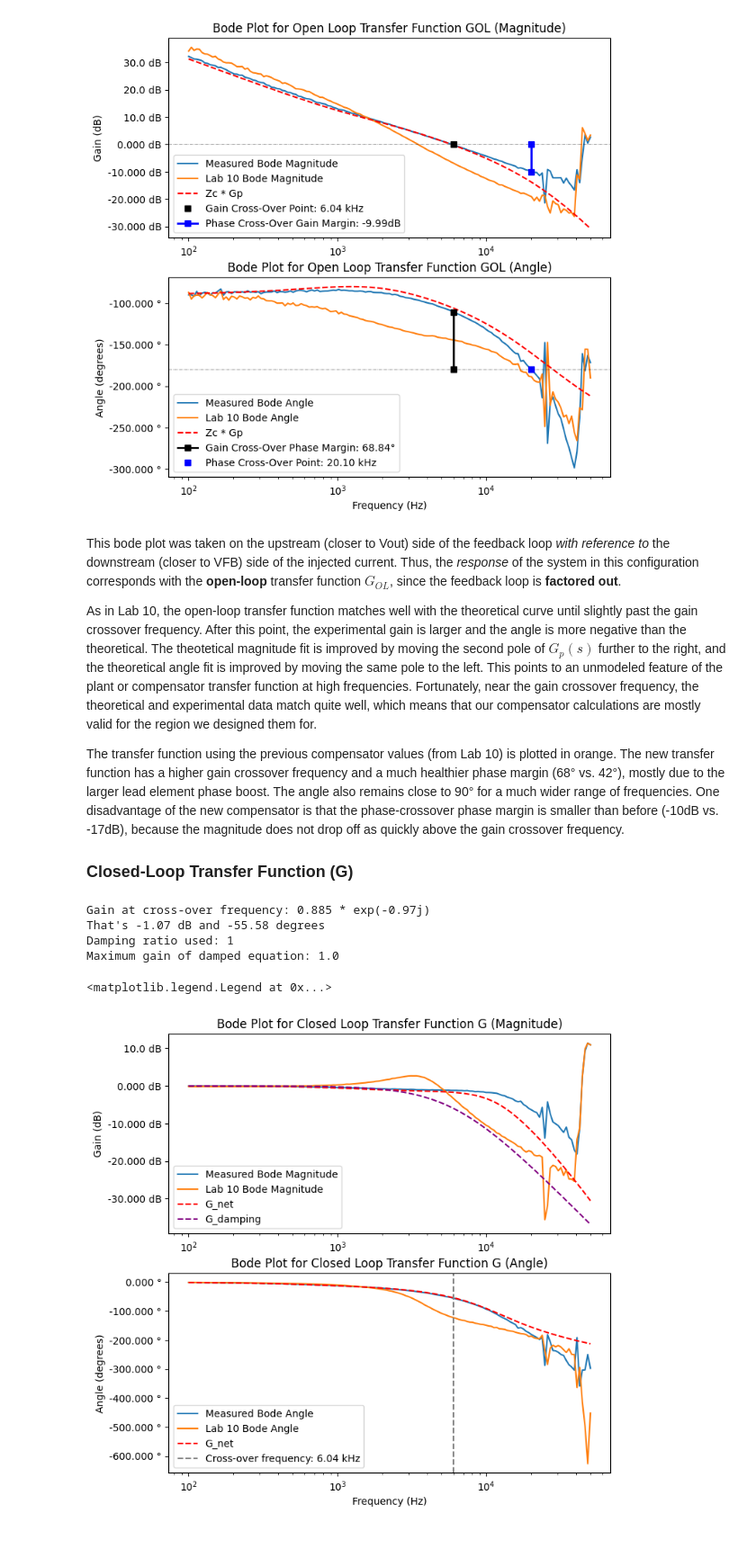
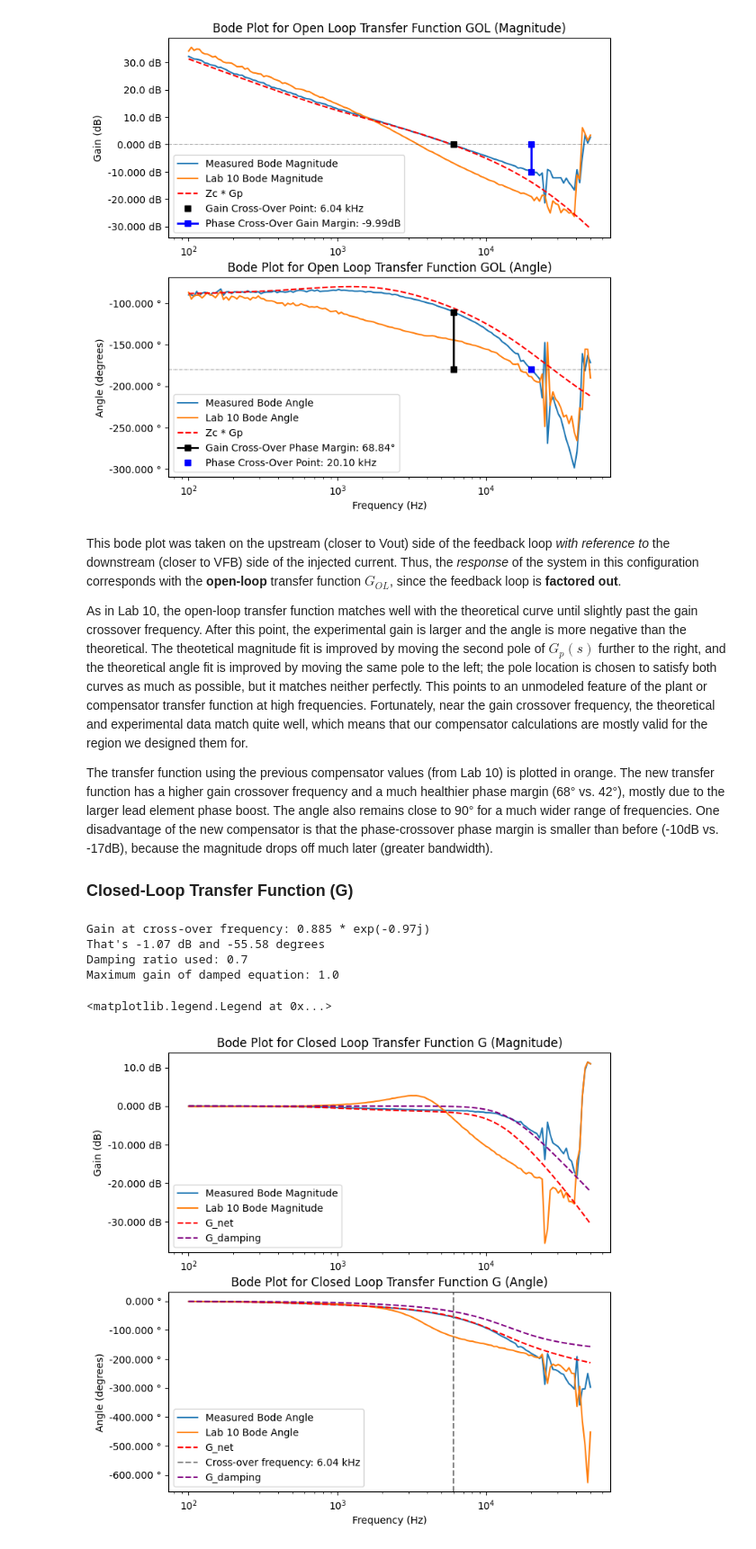
Before and after one commit to ianeyk/power-electronics, a Jupyter notebook: Lab 11/Lab11_report.ipynb, the cells around one changed output. Shown at 90% size. Drawn from its saved outputs; the diff is of its cells as text; code cells hidden in the pictures.

```diff
--- a/Lab 11/Lab11_report.ipynb
+++ b/Lab 11/Lab11_report.ipynb
@@ -207,9 +198,9 @@ Open-loop phase cross-over gain margin: -9.99dB
 # %% [markdown]
 This bode plot was taken on the upstream (closer to Vout) side of the feedback loop *with reference to* the downstream (closer to VFB) side of the injected current. Thus, the *response* of the system in this configuration corresponds with the **open-loop** transfer function $G_{OL}$, since the feedback loop is **factored out**.
 
-As in Lab 10, the open-loop transfer function matches well with the theoretical curve until slightly past the gain crossover frequency. After this point, the experimental gain is larger and the angle is more negative than the theoretical. The theotetical magnitude fit is improved by moving the second pole of $G_p(s)$ further to the right, and the theoretical angle fit is improved by moving the same pole to the left. This points to an unmodeled feature of the plant or compensator transfer function at high frequencies. Fortunately, near the gain crossover frequency, the theoretical and experimental data match quite well, which means that our compensator calculations are mostly valid for the region we designed them for.
+As in Lab 10, the open-loop transfer function matches well with the theoretical curve until slightly past the gain crossover frequency. After this point, the experimental gain is larger and the angle is more negative than the theoretical. The theotetical magnitude fit is improved by moving the second pole of $G_p(s)$ further to the right, and the theoretical angle fit is improved by moving the same pole to the left; the pole location is chosen to satisfy both curves as much as possible, but it matches neither perfectly. This points to an unmodeled feature of the plant or compensator transfer function at high frequencies. Fortunately, near the gain crossover frequency, the theoretical and experimental data match quite well, which means that our compensator calculations are mostly valid for the region we designed them for.
 
-The transfer function using the previous compensator values (from Lab 10) is plotted in orange. The new transfer function has a higher gain crossover frequency and a much healthier phase margin (68° vs. 42°), mostly due to the larger lead element phase boost. The angle also remains close to 90° for a much wider range of frequencies. One disadvantage of the new compensator is that the phase-crossover phase margin is smaller than before (-10dB vs. -17dB), because the magnitude does not drop off as quickly above the gain crossover frequency.
+The transfer function using the previous compensator values (from Lab 10) is plotted in orange. The new transfer function has a higher gain crossover frequency and a much healthier phase margin (68° vs. 42°), mostly due to the larger lead element phase boost. The angle also remains close to 90° for a much wider range of frequencies. One disadvantage of the new compensator is that the phase-crossover phase margin is smaller than before (-10dB vs. -17dB), because the magnitude drops off much later (greater bandwidth).
 
 ### Closed-Loop Transfer Function (G)
 # %%
@@ -221,36 +212,38 @@ G_gc = GOL_gc / (1 + GOL_gc)
 print(f"Gain at cross-over frequency: {np.round(np.abs(G_gc), 3)} * exp({np.round(np.angle(G_gc), 2)}j)")
 print(f"That's {np.round(to_decibels(np.abs(G_gc)), 2)} dB and {np.round(np.angle(G_gc, deg = True), 2)} degrees")
 
+# zeta = 0.7
 zeta = 0.7
-w_gc = open_loop_gc_freq * 2 * np.pi
+w_gc = 14e3 * 2 * np.pi # open_loop_gc_freq * 2 * np.pi
 G_damping = w_gc ** 2 / ((2 * np.pi * 1j * w) ** 2 + 2 * zeta * w_gc * 2 * np.pi * 1j * w + w_gc ** 2)
 print(f"Damping ratio used: {zeta}")
 print(f"Maximum gain of damped equation: {np.round(max(np.abs(G_damping)), 3)}")
 
 fig, (ax1, ax2) = plt.subplots(nrows = 2, ncols = 1, sharex = False, sharey = False, figsize = (8, 8))
 helper.axes_labels("", "Hz", "Gain (dB)", "dB", title = "Bode Plot for Closed Loop Transfer Function G (Magnitude)", ax = ax1)
 ax1.semilogx(closed_loop_bode["Frequency (Hz)"], closed_loop_bode["Channel 2 Magnitude (dB)"], linestyle = "solid", label = "Measured Bode Magnitude")
 ax1.semilogx(closed_loop_lab10["Frequency (Hz)"], closed_loop_lab10["Channel 2 Magnitude (dB)"], linestyle = "solid", label = "Lab 10 Bode Magnitude")
 ax1.semilogx(closed_loop_bode["Frequency (Hz)"], to_decibels(G_new), linestyle = "dashed", color = "red", label = "G_net")
 ax1.semilogx(w, to_decibels(G_damping), linestyle = "dashed", color = "purple", label = "G_damping")
 # ax1.axhline(y = to_decibels(np.abs(G_gc)), linestyle = "dashed", color = "black", label = f"Gain at cross-over frequency: {np.round(to_decibels(np.abs(G_gc)), 2)}dB")
 # ax1.axvline(x = open_loop_gc_freq, linestyle = "dashed", color = "grey", label = f"Cross-over frequency: {si_format(open_loop_gc_freq, precision = 2)}Hz")
 ax1.legend(loc = "lower left")
 
 helper.axes_labels("Frequency (Hz)", "Hz", "Angle (degrees)", "°", title = "Bode Plot for Closed Loop Transfer Function G (Angle)", ax = ax2)
 ax2.semilogx(closed_loop_bode["Frequency (Hz)"], np.unwrap(closed_loop_bode["Channel 2 Phase (deg)"], period = 360), linestyle = "solid", label = "Measured Bode Angle")
 ax2.semilogx(closed_loop_lab10["Frequency (Hz)"], np.unwrap(closed_loop_lab10["Channel 2 Phase (deg)"], period = 360), linestyle = "solid", label = "Lab 10 Bode Angle")
 ax2.semilogx(closed_loop_bode["Frequency (Hz)"], np.unwrap(np.angle(G_new, deg = True), period = 360), linestyle = "dashed", color = "red", label = "G_net")
 ax2.axvline(x = open_loop_gc_freq, linestyle = "dashed", color = "grey", label = f"Cross-over frequency: {si_format(open_loop_gc_freq, precision = 2)}Hz")
+ax2.semilogx(w, np.unwrap(np.angle(G_damping, deg = True), period = 360), linestyle = "dashed", color = "purple", label = "G_damping")
 # ax2.axhline(y = -90, linestyle = "dashed", color = "black")
 ax2.legend(loc = "lower left")
 # %% [output]
 Gain at cross-over frequency: 0.885 * exp(-0.97j)
 That's -1.07 dB and -55.58 degrees
-Damping ratio used: 1
+Damping ratio used: 0.7
 Maximum gain of damped equation: 1.0
 <matplotlib.legend.Legend at 0x...>
-[figure, old version]
+[figure, new version]
 # %% [markdown]
 This bode plot was taken on the upstream (closer to Vout) side of the feedback loop with reference to the *source* of the perturbation. The feedback loop is left intact and not accounted for separately, so this bode plot represents the response of the **closed-loop system** to a perterbation on the feedback line corresponding to a change in Vout.
 
```
Also changed, not shown: parts of 6 cells of this notebook, 14 other files.
